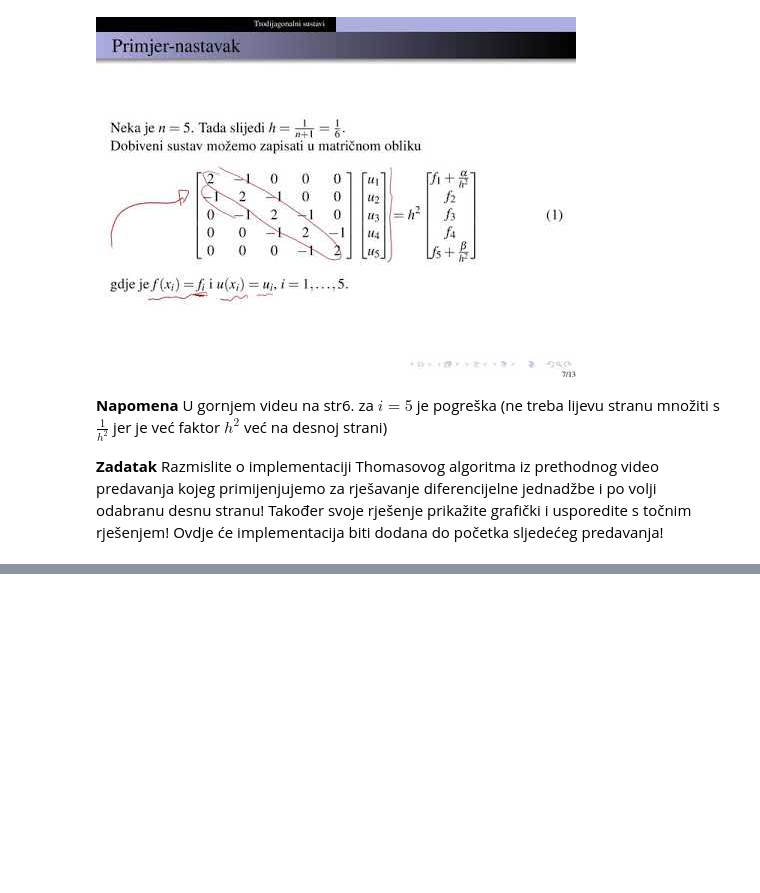
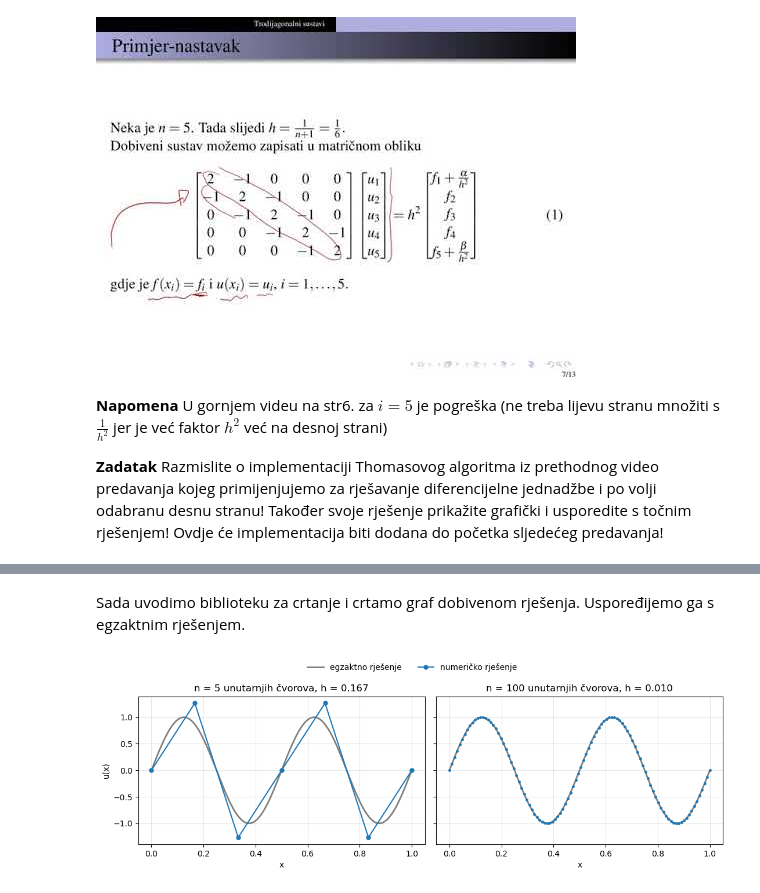
Before and after one commit to anazga/Nummat-21_22, a Jupyter notebook: Labos03-LU, Thomas.ipynb, the cells around one changed output, grey strips where cells are left out. Cells and saved outputs as stored; diff of their text form; code cells hidden in the pictures; blank space fills up the shorter version.

```diff
--- a/Labos03-LU, Thomas.ipynb
+++ b/Labos03-LU, Thomas.ipynb
@@ -165,4 +125,0 @@ Sad postavljamo vektore za $n=5$ i rješavamo sustav
-# %%
-a,b,c,f=set_abcf(x1,0,0)
-a,b,c=LUdecomptridiagonal(a,b,c)
-u=LUsolvetridiagonal(a,b,c,f)
@@ -176,5 +125,0 @@ Sada plotamo egzaktno rješenje, i naše aproksimacije prikazane crvenim točkam
-# %%
-n=len(x1)
-z1=np.linspace(0,1,1000)
-plt.plot(x1[1:n-1],u, "ro")
-plt.plot(z1, Exact_solution(z1))
@@ -186,11 +125,0 @@ Sada ćemo uzeti gušću mrežu i vidjeti hoće li naša aproksimacija rješenja
-# %%
-n3=100
-n33=n3+2
-x3=np.linspace(0,1,n33)
-a,b,c,f=set_abcf(x3,0,0)
-a,b,c=LUdecomptridiagonal(a,b,c)
-u=LUsolvetridiagonal(a,b,c,f)
-plt.plot(z1, Exact_solution(z1))
-z1=np.linspace(0,1,1000)
-plt.plot(x3[1:n33-1],u, "go")
-plt.plot(z1, Exact_solution(z1))
@@ -201,0 +180,19 @@ Vidimo da povećanjem broja točaka dobivamo i bolju aproksimaciju rješenja.
+# %% [markdown]
+Sada uvodimo biblioteku za crtanje i crtamo graf dobivenom rješenja. Uspoređijemo ga s egzaktnim rješenjem.
+# %%
+import matplotlib.pyplot as plt
+z = np.linspace(0, 1, 1000)
+fig, axes = plt.subplots(1, 2, figsize=(11, 3.8), sharey=True)
+for ax, n in zip(axes, [5, 100]):
+    x, u = solve_bvp(n)
+    ax.plot(z, exact_solution(z), color="gray", lw=2, label="egzaktno rješenje")
+    ax.plot(x, u, "o-" if n < 20 else ".", ms=5, label="numeričko rješenje")
+    ax.set_title(f"n = {n} unutarnjih čvorova, h = {1/(n+1):.3f}")
+    ax.set_xlabel("x")
+    ax.grid(alpha=0.3)
+axes[0].set_ylabel("u(x)")
+fig.legend(*axes[0].get_legend_handles_labels(), loc="upper center", ncol=2, frameon=False)
+plt.tight_layout(rect=[0, 0, 1, 0.92])
+plt.show()
+# %% [output]
+[figure, added]
```
Also changed, not shown: parts of 22 cells of this notebook, 6 other files.
